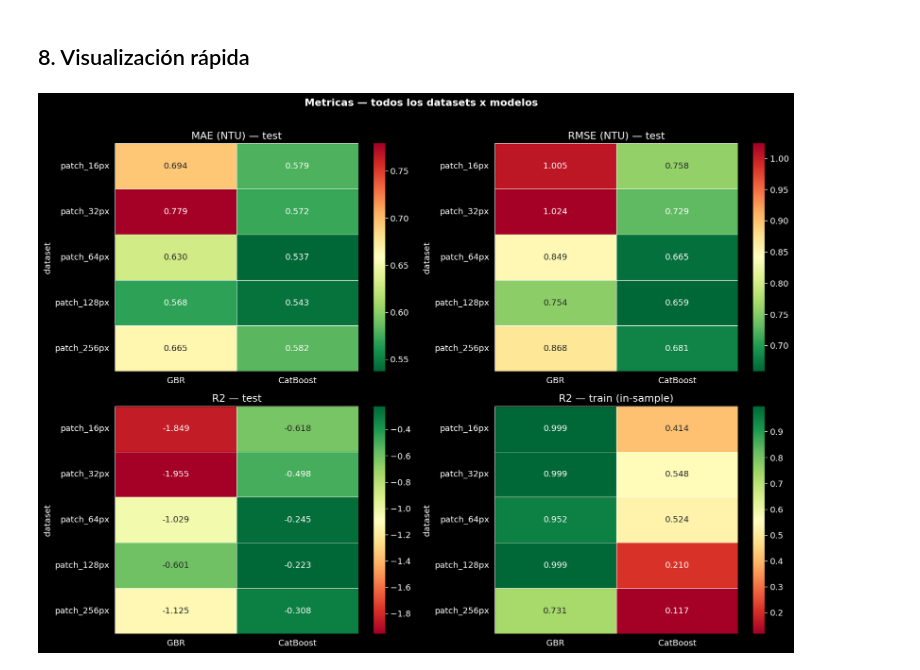
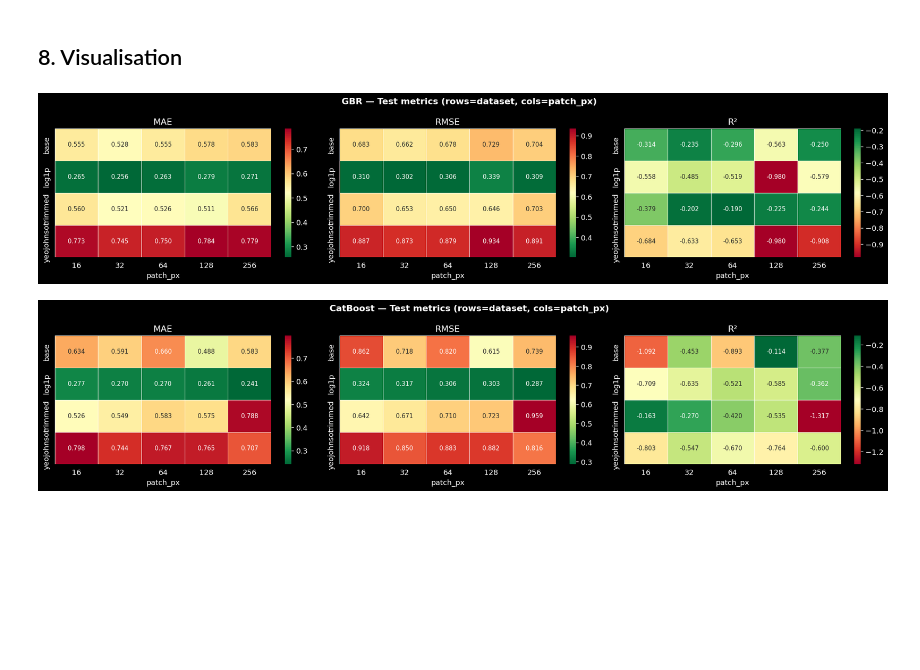
Before and after one commit to adricanovas/turbidity_satellite_estimation, a Jupyter notebook: code/05_model_training.ipynb, the cells around one changed output. Cells and saved outputs as stored; diff of their text form; code cells hidden in the pictures; blank space fills up the shorter version.

```diff
--- a/code/05_model_training.ipynb
+++ b/code/05_model_training.ipynb
@@ -527,28 +505,35 @@ display(
 # %% [markdown]
-## 8. Visualización rápida
+## 8. Visualisation
 # %%
-available_models = metrics_df['model'].unique().tolist()
-DS_ORDER = list(DATASET_CONFIG.keys())
+ds_order    = list(DATASET_CONFIG.keys())
+px_order    = [c['px'] for c in PATCH_CONFIG]
+model_order = ['GBR', 'CatBoost']
 
-fig, axes = plt.subplots(2, 2, figsize=(14, 10))
+for mtype in model_order:
+    sub = metrics_df[metrics_df['model'] == mtype]
 
-for ax, (metric, label, cmap, fmt) in zip(axes.flatten(), [
-    ('test_mae',  'MAE (NTU) — test',  'RdYlGn_r', '.3f'),
-    ('test_rmse', 'RMSE (NTU) — test', 'RdYlGn_r', '.3f'),
-    ('test_r2',   'R2 — test',         'RdYlGn',   '.3f'),
-    ('train_r2',  'R2 — train (in-sample)', 'RdYlGn', '.3f'),
-]):
-    pivot = (metrics_df.pivot(index='dataset', columns='model', values=metric)
-             .reindex(index=[d for d in DS_ORDER if d in metrics_df['dataset'].values],
-                      columns=available_models))
-    sns.heatmap(pivot, annot=True, fmt=fmt, cmap=cmap,
-                ax=ax, linewidths=0.5, annot_kws={'size': 11})
-    ax.set_title(label)
-    ax.set_xlabel('')
+    fig, axes = plt.subplots(1, 3, figsize=(18, 4))
+    fig.suptitle(f'{mtype} — Test metrics (rows=dataset, cols=patch_px)', fontweight='bold')
 
-plt.suptitle('Metricas — todos los datasets x modelos', fontweight='bold', y=1.01)
-plt.tight_layout()
-plt.savefig(RES_DIR / 'training_heatmap.png', bbox_inches='tight')
-plt.show()
+    for ax, (metric, label, cmap) in zip(axes, [
+        ('test_mae',  'MAE',  'RdYlGn_r'),
+        ('test_rmse', 'RMSE', 'RdYlGn_r'),
+        ('test_r2',   'R²',   'RdYlGn'),
+    ]):
+        pivot = sub.pivot(index='dataset', columns='patch_px', values=metric)
+        pivot = pivot.reindex(
+            index=[d for d in ds_order if d in pivot.index],
+            columns=[p for p in px_order if p in pivot.columns]
+        )
+        sns.heatmap(pivot, annot=True, fmt='.3f', cmap=cmap,
+                    ax=ax, linewidths=0.5, annot_kws={'size': 9})
+        ax.set_title(label)
+        ax.set_xlabel('patch_px')
+        ax.set_ylabel('')
+
+    plt.tight_layout()
+    plt.savefig(RES_DIR / f'heatmap_{mtype}.png', bbox_inches='tight')
+    plt.show()
 # %% [output]
-[figure, old version]
+[figure, new version]
+[figure, added]
```
Also changed, not shown: parts of 26 cells of this notebook, 1 other file.
